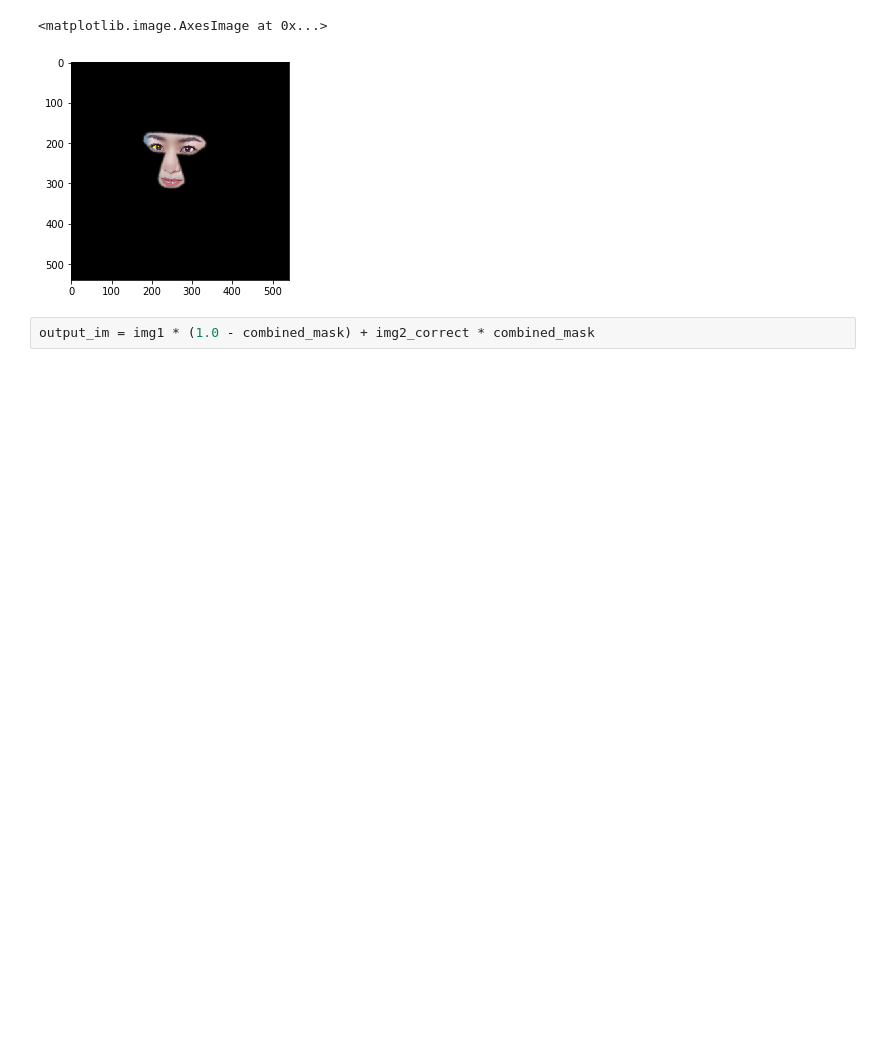
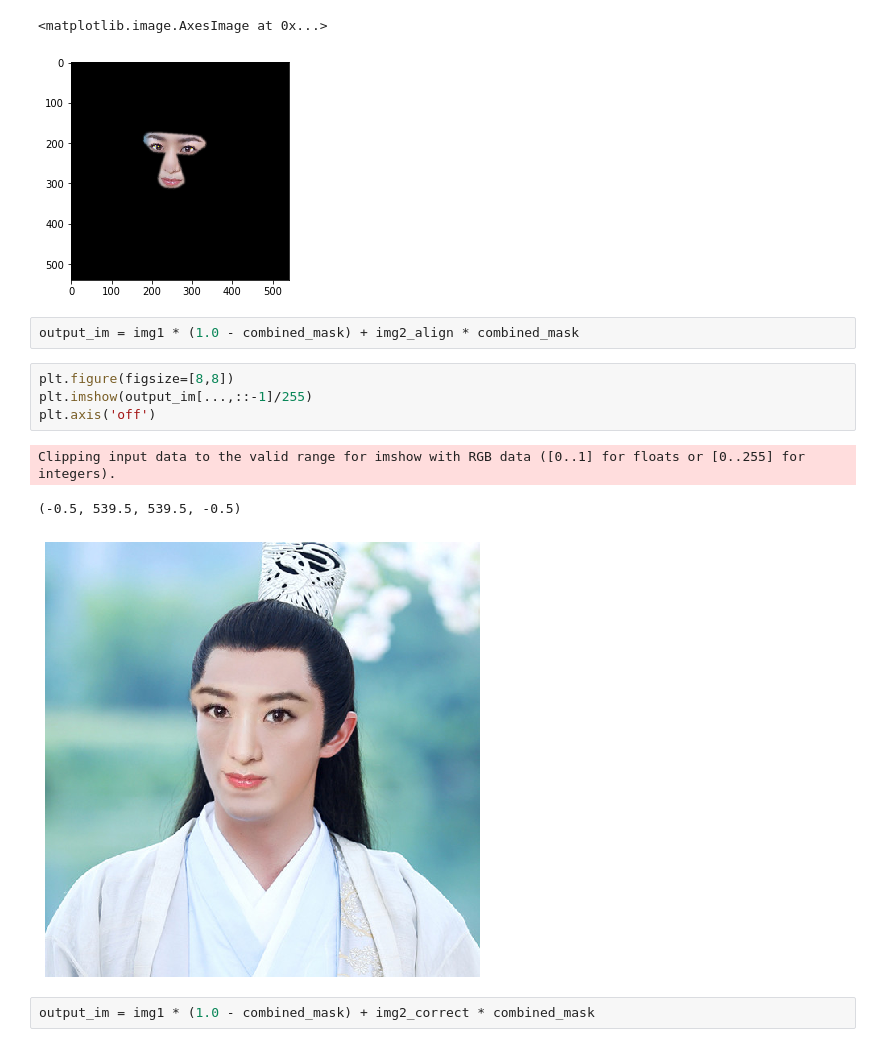
Before and after one commit to 1165048017/BlogLearning, a Jupyter notebook: FaceSwap_2D/faceswap1.ipynb, the cells around one changed output. Cells and saved outputs as stored; diff of their text form; blank space fills up the shorter version.

```diff
--- a/FaceSwap_2D/faceswap1.ipynb
+++ b/FaceSwap_2D/faceswap1.ipynb
@@ -185,6 +185,16 @@ plt.imshow(np.multiply(img2_correct,combined_mask).astype('uint8')[...,::-1])
 # %% [output]
 <matplotlib.image.AxesImage at 0x...>
 [figure]
+# %%
+output_im = img1 * (1.0 - combined_mask) + img2_align * combined_mask
+# %%
+plt.figure(figsize=[8,8])
+plt.imshow(output_im[...,::-1]/255)
+plt.axis('off')
+# %% [output]
+Clipping input data to the valid range for imshow with RGB data ([0..1] for floats or [0..255] for integers).
+(-0.5, 539.5, 539.5, -0.5)
+[figure, added]
 # %%
 output_im = img1 * (1.0 - combined_mask) + img2_correct * combined_mask
 # %%
```
Also changed, not shown: 1 other file.
